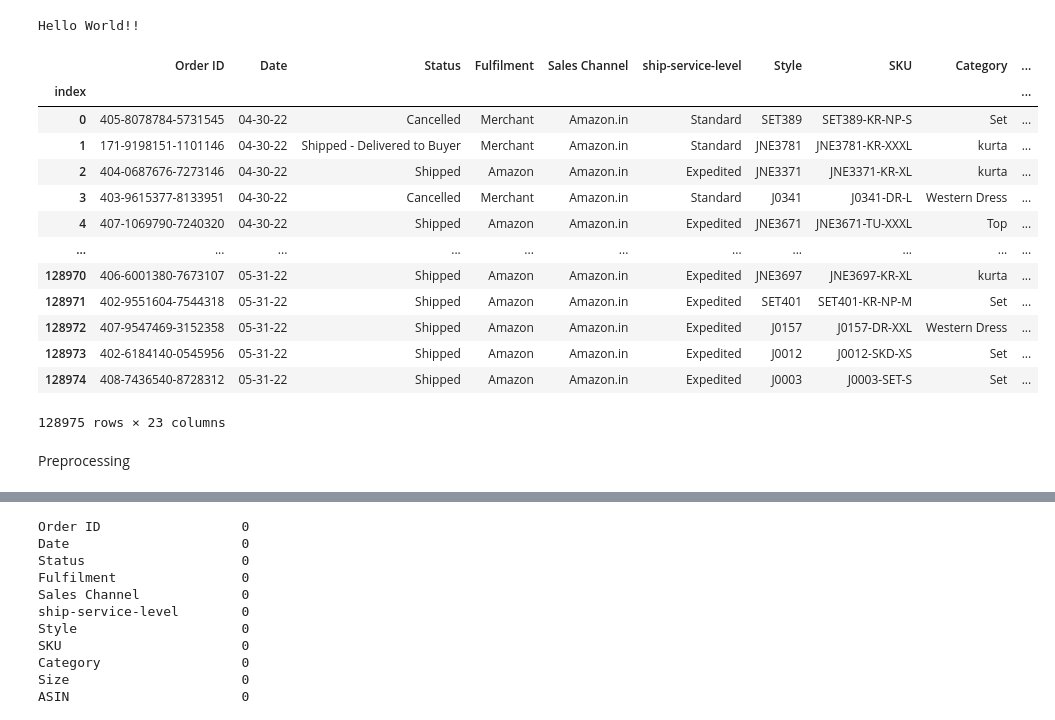
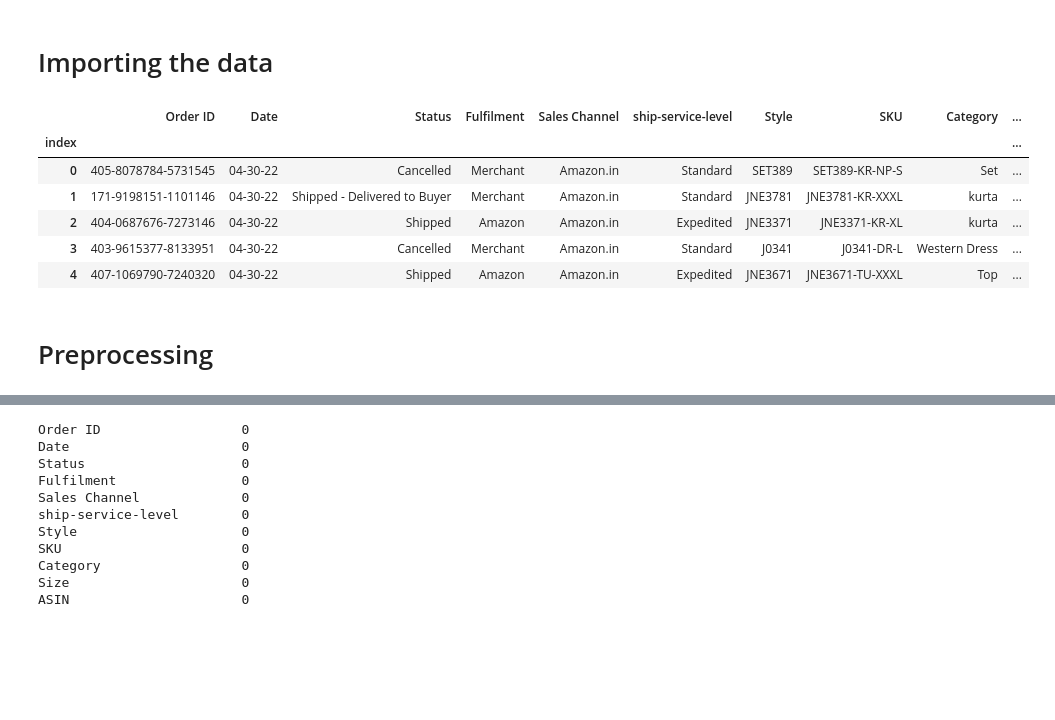
Before and after one commit to RookieCoder12/DevArena-Week-6, a Jupyter notebook: dashboard.ipynb, the cells around one changed output, grey strips where cells are left out. Saved outputs shown, nothing was run; the diff lists cells and outputs as text; code cells hidden in the pictures; blank space fills up the shorter version.

```diff
--- a/dashboard.ipynb
+++ b/dashboard.ipynb
@@ -1,28 +1,19 @@
-# %%
-print("Hello World!!")
-# %% [output]
-Hello World!!
 # %%
 import pandas as pd
 pd.set_option("display.max_columns", 24)
+# %% [markdown]
+# Importing the data
 # %%
 df_amazon = pd.read_csv(r"/Users/developer/Documents/Current Project/Python/DevArena /DevArena-Week-6/data/Amazon Sale Report.csv")
 df_amazon.set_index("index", inplace=True)
-df_amazon
+df_amazon.head()
 # %% [output]
 |  | Order ID | Date | Status | Fulfilment | Sales Channel | ship-service-level | Style | SKU | Category | ... |
 | index |  |  |  |  |  |  |  |  |  | ... |
 | 0 | 405-8078784-5731545 | 04-30-22 | Cancelled | Merchant | Amazon.in | Standard | SET389 | SET389-KR-NP-S | Set | ... |
 | 1 | 171-9198151-1101146 | 04-30-22 | Shipped - Delivered to Buyer | Merchant | Amazon.in | Standard | JNE3781 | JNE3781-KR-XXXL | kurta | ... |
 | 2 | 404-0687676-7273146 | 04-30-22 | Shipped | Amazon | Amazon.in | Expedited | JNE3371 | JNE3371-KR-XL | kurta | ... |
 | 3 | 403-9615377-8133951 | 04-30-22 | Cancelled | Merchant | Amazon.in | Standard | J0341 | J0341-DR-L | Western Dress | ... |
 | 4 | 407-1069790-7240320 | 04-30-22 | Shipped | Amazon | Amazon.in | Expedited | JNE3671 | JNE3671-TU-XXXL | Top | ... |
-| ... | ... | ... | ... | ... | ... | ... | ... | ... | ... | ... |
-| 128970 | 406-6001380-7673107 | 05-31-22 | Shipped | Amazon | Amazon.in | Expedited | JNE3697 | JNE3697-KR-XL | kurta | ... |
-| 128971 | 402-9551604-7544318 | 05-31-22 | Shipped | Amazon | Amazon.in | Expedited | SET401 | SET401-KR-NP-M | Set | ... |
-| 128972 | 407-9547469-3152358 | 05-31-22 | Shipped | Amazon | Amazon.in | Expedited | J0157 | J0157-DR-XXL | Western Dress | ... |
-| 128973 | 402-6184140-0545956 | 05-31-22 | Shipped | Amazon | Amazon.in | Expedited | J0012 | J0012-SKD-XS | Set | ... |
-| 128974 | 408-7436540-8728312 | 05-31-22 | Shipped | Amazon | Amazon.in | Expedited | J0003 | J0003-SET-S | Set | ... |
-128975 rows × 23 columns
 # %% [markdown]
-Preprocessing
+# Preprocessing
```
Also changed, not shown: parts of 25 cells of this notebook.
